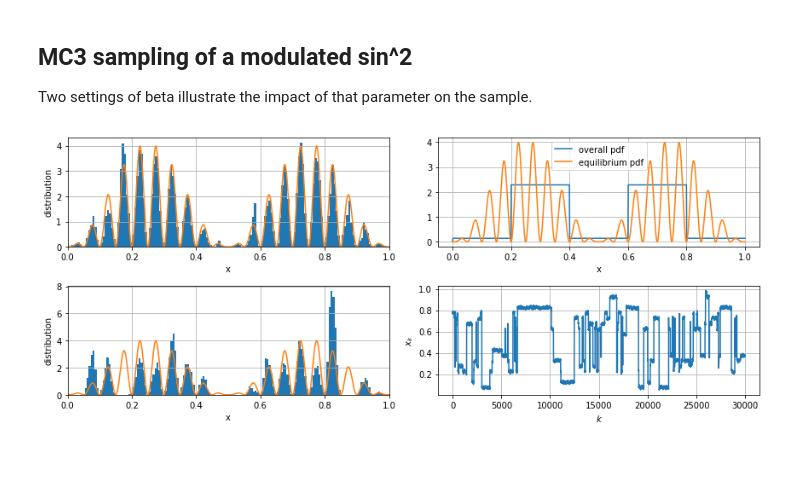
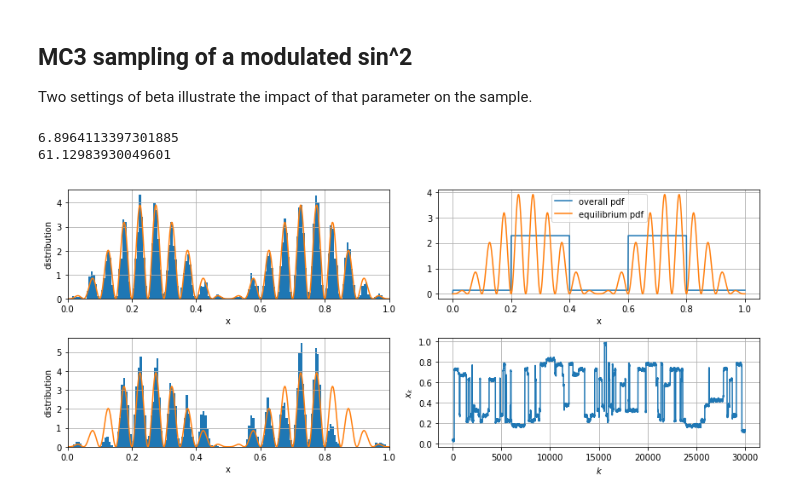
Before and after one commit to mathisgerdes/hep-monte-carlo, a Jupyter notebook: plots.ipynb, the cells around one changed output. Cells and saved outputs as stored; diff of their text form; code cells hidden in the pictures; blank space fills up the shorter version.

```diff
--- a/plots.ipynb
+++ b/plots.ipynb
@@ -241,14 +244,17 @@ plt.show()
 ## MC3 sampling of a modulated sin^2
 Two settings of beta illustrate the impact of that parameter on the sample.
 # %%
+bins = 150
+
 fn = lambda x: np.sin(2*np.pi*x)**2 * np.sin(10*2*np.pi*x)**2
 mc3 = MC3(1, Channels([sampling1, sampling2, sampling3], [p1, p2, p3]), fn, delta=.01, initial_value=.5)
 res = mc3(([], [500]*40, []), 30000, beta=0.6)
 # beta = 1: only importance sampling
+print(binwise_chi2(lambda x: fn(x)/mc3.integral, res, bins=bins))
 
 plt.figure(figsize=(12,5))
 plt.subplot(221)
-plt.hist(res, normed=True, bins=150)
+plt.hist(res, normed=True, bins=bins)
 plt.xlim(0, 1)
 x = np.linspace(0, 1, 1000)
 plt.plot(x, fn(x)/mc3.integral)
@@ -257,32 +263,35 @@ plt.xlabel("x")
 plt.ylabel("distribution")
 
 plt.subplot(222)
 mc3.channels.plot_pdf(label="overall pdf")
 plt.plot(x, fn(x)/mc3.integral, label="equilibrium pdf")
 plt.grid()
 plt.xlabel("x")
 plt.legend()
 
 ##### sample using more local updates
 res = mc3.sample(30000, beta=0.01)
 # beta = 1: only importance sampling
+print(binwise_chi2(lambda x: fn(x)/mc3.integral, res, bins=bins))
 
 plt.subplot(223)
-plt.hist(res, normed=True, bins=150)
+plt.hist(res, normed=True, bins=bins)
 plt.xlim(0, 1)
 x = np.linspace(0, 1, 1000)
 plt.plot(x, fn(x)/mc3.integral)
 plt.grid()
 plt.xlabel("x")
 plt.ylabel("distribution")
 
 plt.subplot(224)
 plt.plot(res)
 plt.grid()
 plt.xlabel("$k$")
 plt.ylabel("$x_k$")
 plt.tight_layout()
 
 plt.show()
 # %% [output]
+6.8964113397301885
+61.12983930049601
-[figure, old version]
+[figure, new version]
```
Also changed, not shown: parts of 7 cells of this notebook.
